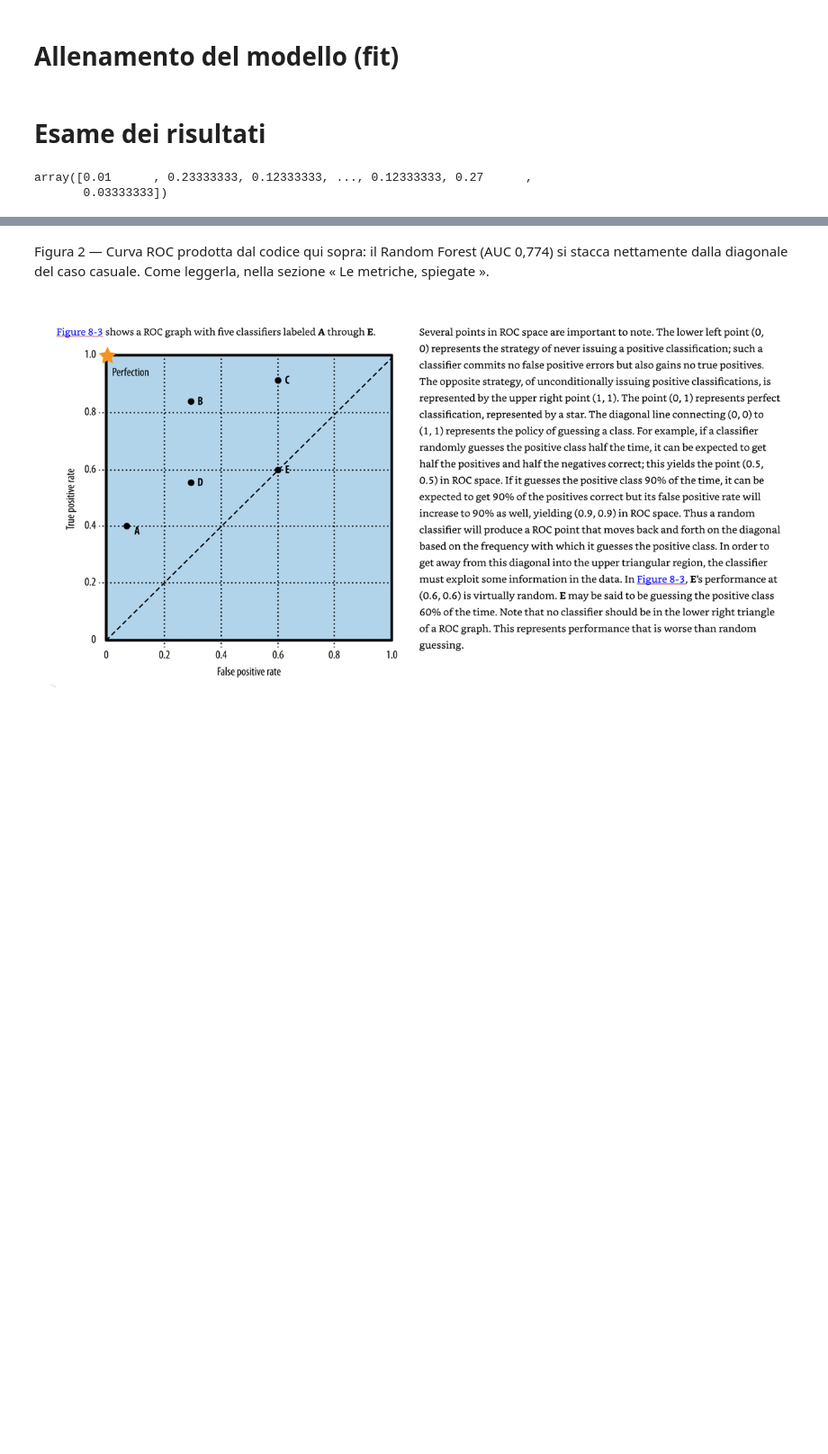
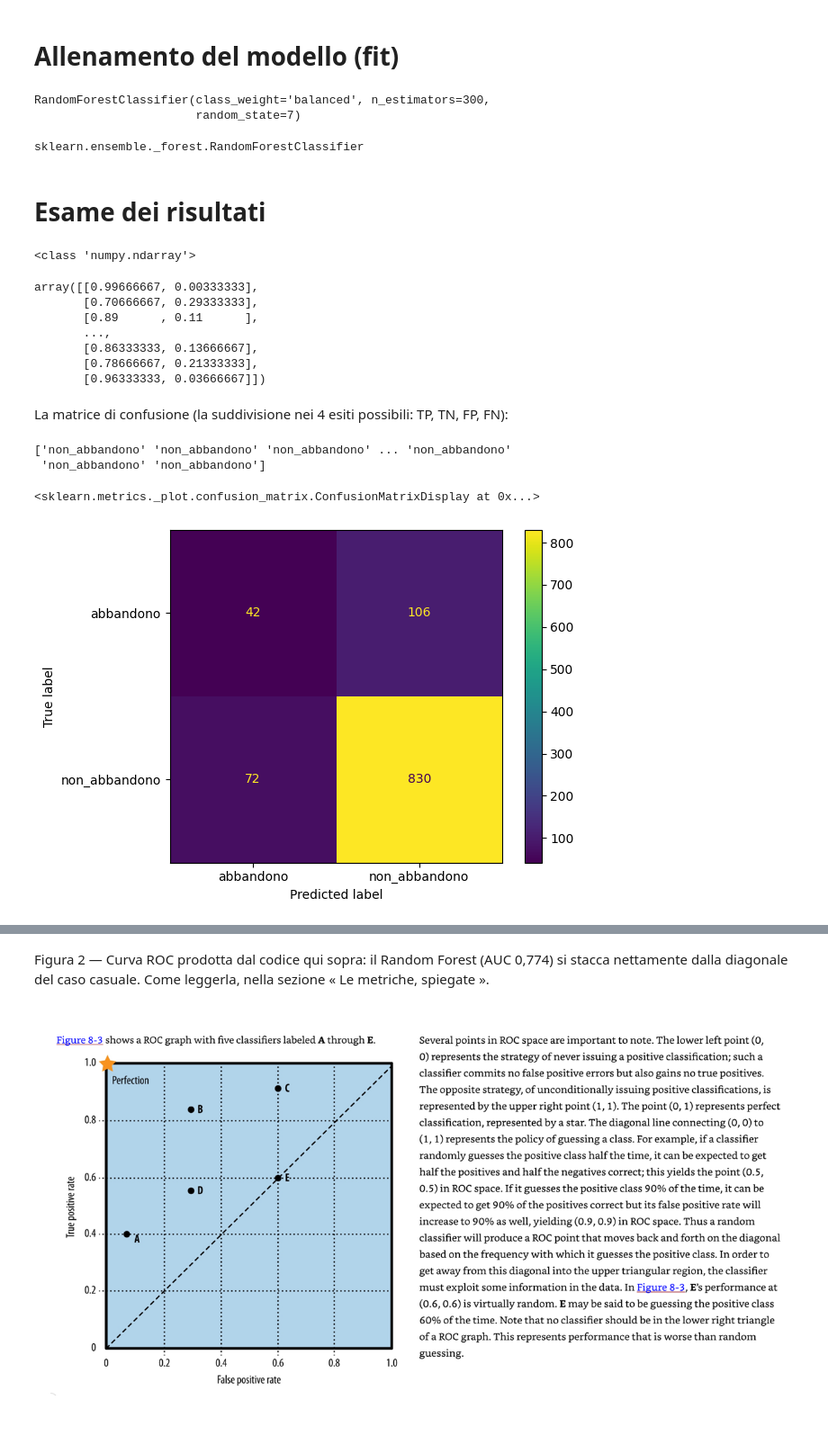
Before and after one commit to antonio-corsi/Corso-Python-per-Unicredit---ediz.-1-giugno-2026-, a Jupyter notebook: BC_ML_predittivo_LLM.ipynb, the cells around one changed output, grey strips where cells are left out. Shown at 90% size. Cells and saved outputs as stored; diff of their text form; code cells hidden in the pictures; blank space fills up the shorter version.

```diff
--- a/ML_predittivo_LLM.ipynb
+++ b/BC_ML_predittivo_LLM.ipynb
@@ -556,9 +641,64 @@ modello = RandomForestClassifier(
+# %%
+modello
+# %% [output]
+RandomForestClassifier(class_weight='balanced', n_estimators=300,
+                       random_state=7)
+# %%
+type(modello)
+# %% [output]
+sklearn.ensemble._forest.RandomForestClassifier
 # %% [markdown]
 # Esame dei risultati
 # %%
-prob = modello.predict_proba(X_test)[:, 1]   # P(abbandono) per ogni cliente
-prob
+prob = modello.predict_proba(X_test)  # P(mantenimento) e P(abbandono) per ogni cliente
+print(type(prob))
+prob # un'array numpy
 # %% [output]
-array([0.01      , 0.23333333, 0.12333333, ..., 0.12333333, 0.27      ,
-       0.03333333])
+<class 'numpy.ndarray'>
+array([[0.99666667, 0.00333333],
+       [0.70666667, 0.29333333],
+       [0.89      , 0.11      ],
+       ...,
+       [0.86333333, 0.13666667],
+       [0.78666667, 0.21333333],
+       [0.96333333, 0.03666667]])
+# %% [markdown]
+La matrice di confusione (la suddivisione nei 4 esiti possibili: TP, TN, FP, FN):
+# %%
+from sklearn.metrics import confusion_matrix
+import numpy as np
+
+# Previsione con cutoff = 0.5
+# Previsione con cutoff = 0.5 sulla probabilità di abbandono
+
+#  il vettore delle previsioni
+# y_pred = (prob[:, 1] >= 0.5).astype(int) # setta 1 (abbandono)
+
+y_pred = np.where(
+    prob[:, 1] >= 0.3,
+    "abbandono",
+    "non_abbandono"
+)
+
+print(y_pred)
+
+y_test_str = np.where(
+    y_test == 1,
+    "abbandono",
+    "non_abbandono"
+)
+
+# Matrice di confusione
+from sklearn.metrics import ConfusionMatrixDisplay
+
+ConfusionMatrixDisplay.from_predictions(
+    y_test_str,
+    y_pred,
+    display_labels=["abbandono", "non_abbandono"]
+)
+# %% [output]
+['non_abbandono' 'non_abbandono' 'non_abbandono' ... 'non_abbandono'
+ 'non_abbandono' 'non_abbandono']
+<sklearn.metrics._plot.confusion_matrix.ConfusionMatrixDisplay at 0x...>
+[figure, added]
 # %%
```
Also changed, not shown: parts of 47 cells of this notebook, 2 other files.
